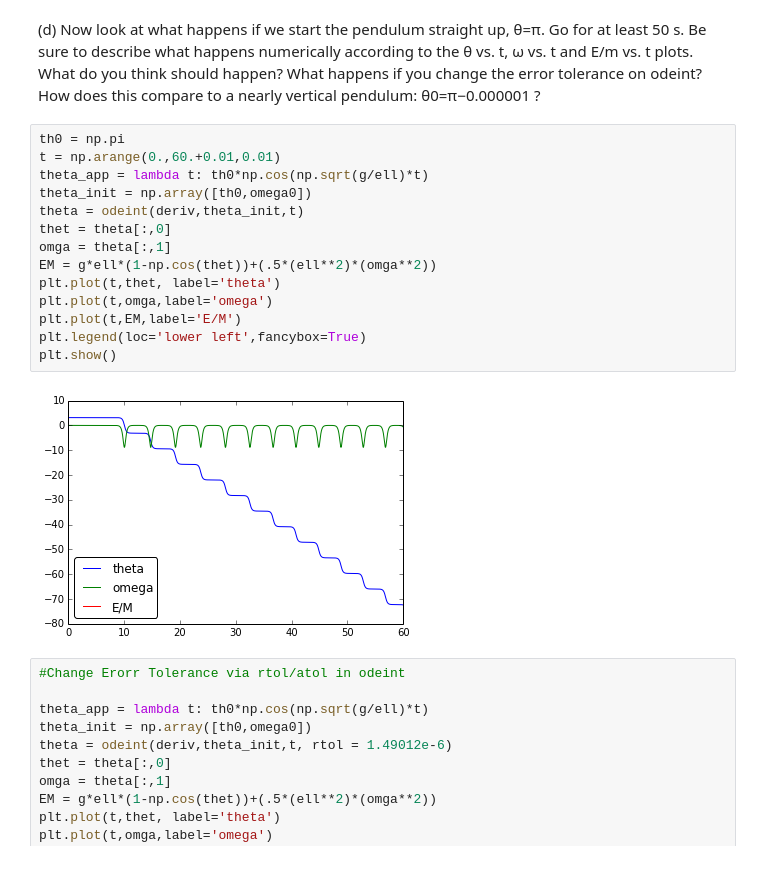
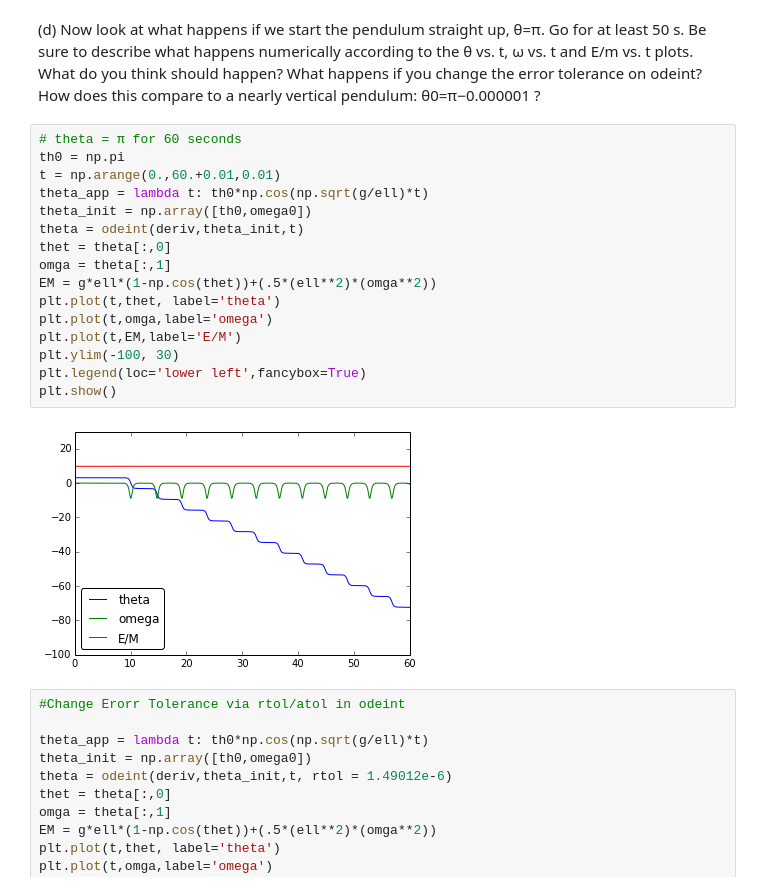
Before and after one commit to dclove202/PHYS202-S14, a Jupyter notebook: SciPy/ODEExercises.ipynb, the cells around one changed output. Cells and saved outputs as stored; diff of their text form.

```diff
--- a/SciPy/ODEExercises.ipynb
+++ b/SciPy/ODEExercises.ipynb
@@ -97,21 +99,23 @@ Energy is constant with a margin of error around 10^-5. Pretty good!
 # %% [markdown]
 (d) Now look at what happens if we start the pendulum straight up, θ=π. Go for at least 50 s. Be sure to describe what happens numerically according to the θ vs. t, ω vs. t and E/m vs. t plots. What do you think should happen? What happens if you change the error tolerance on odeint? How does this compare to a nearly vertical pendulum: θ0=π−0.000001 ?
 # %%
+# theta = π for 60 seconds
 th0 = np.pi
 t = np.arange(0.,60.+0.01,0.01)
 theta_app = lambda t: th0*np.cos(np.sqrt(g/ell)*t)
 theta_init = np.array([th0,omega0])
 theta = odeint(deriv,theta_init,t)
 thet = theta[:,0]
 omga = theta[:,1]
 EM = g*ell*(1-np.cos(thet))+(.5*(ell**2)*(omga**2))
 plt.plot(t,thet, label='theta')
 plt.plot(t,omga,label='omega')
 plt.plot(t,EM,label='E/M')
+plt.ylim(-100, 30)
 plt.legend(loc='lower left',fancybox=True)
 plt.show()
 # %% [output]
-[figure, old version]
+[figure, new version]
 # %%
 #Change Erorr Tolerance via rtol/atol in odeint
 
```
Also changed, not shown: parts of 21 cells of this notebook, 1 other file.
